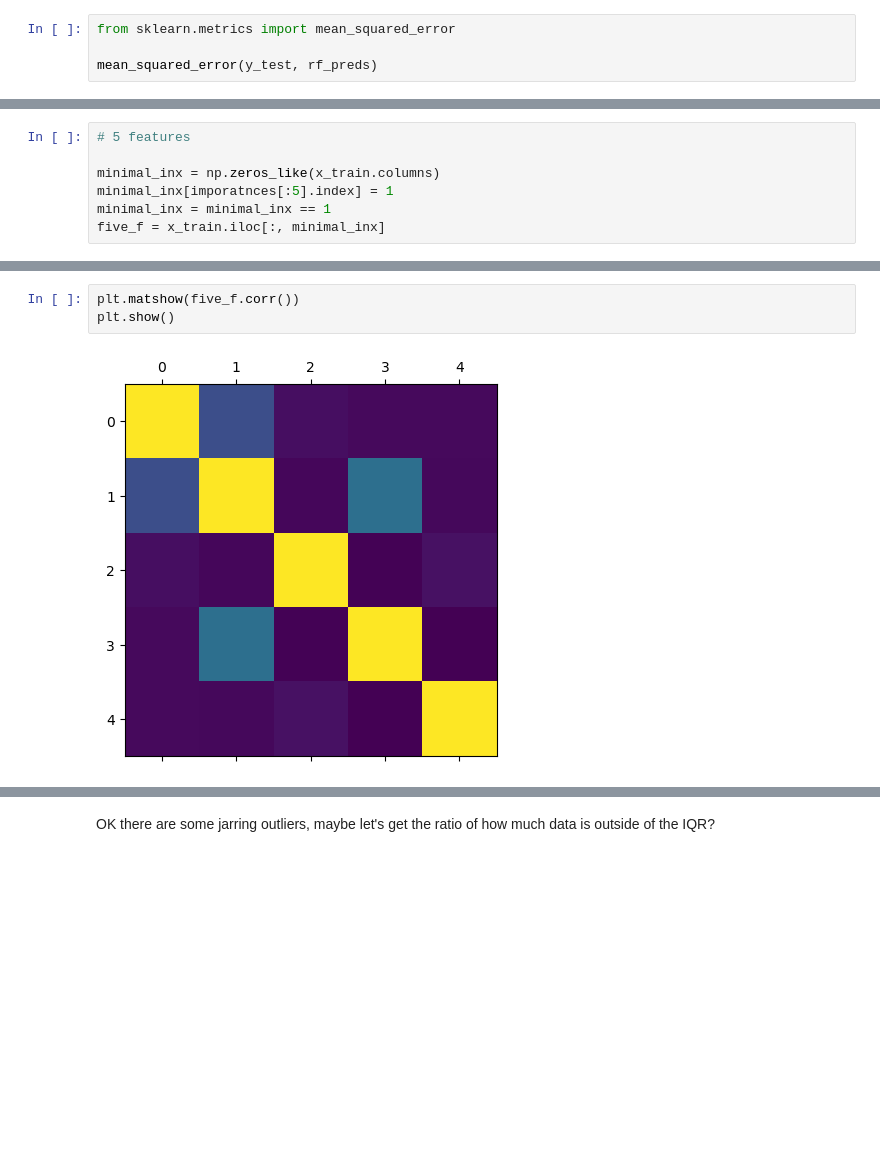
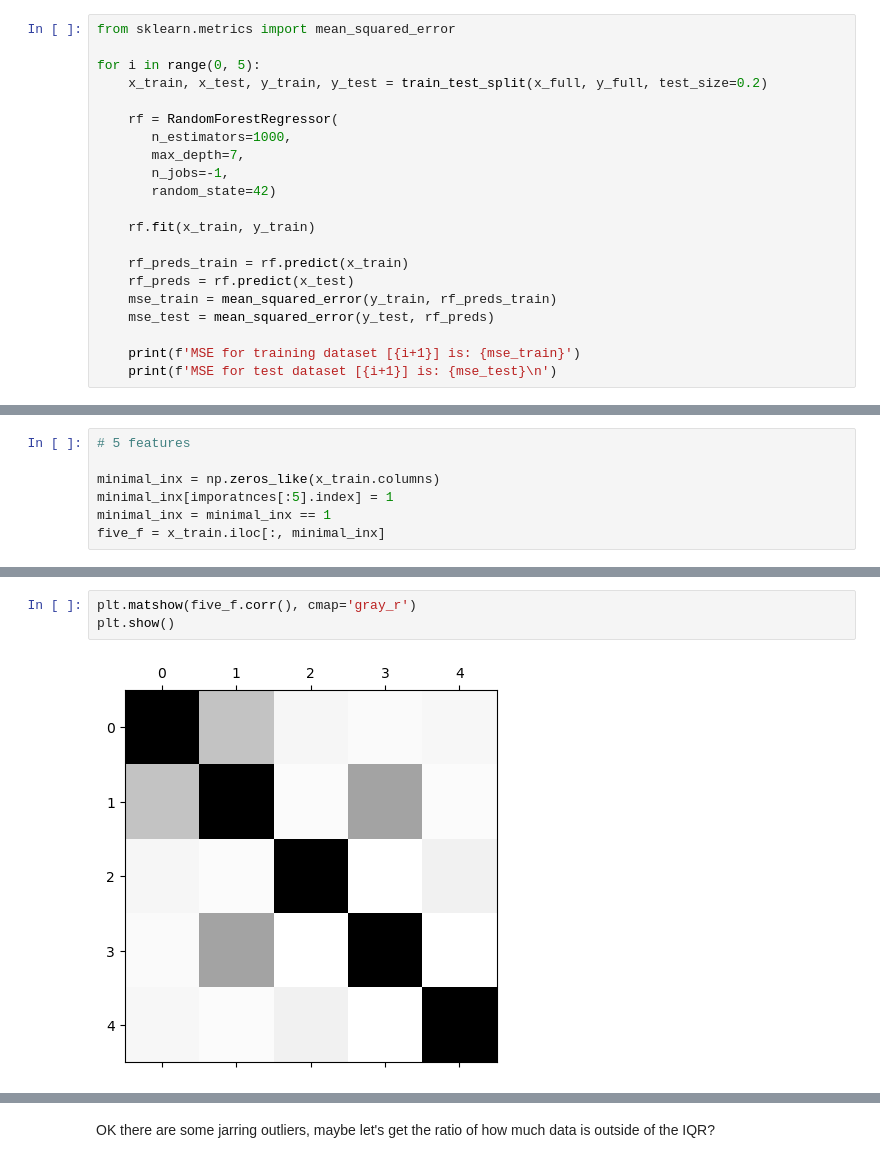
Before and after one commit to ameram/dissolved_o2_augmentation, a Jupyter notebook: playground_3-21.ipynb, the cells around one changed output, grey strips where cells are left out. Saved outputs shown, nothing was run; the diff lists cells and outputs as text; blank space fills up the shorter version.

```diff
--- a/playground_3-21.ipynb
+++ b/playground_3-21.ipynb
@@ -167,5 +148,22 @@ rf_preds = rf.predict(x_test)
 # %%
 from sklearn.metrics import mean_squared_error
 
-mean_squared_error(y_test, rf_preds)
+for i in range(0, 5):
+    x_train, x_test, y_train, y_test = train_test_split(x_full, y_full, test_size=0.2)
+
+    rf = RandomForestRegressor(
+       n_estimators=1000,
+       max_depth=7,
+       n_jobs=-1,
+       random_state=42)
+
+    rf.fit(x_train, y_train)
+
+    rf_preds_train = rf.predict(x_train)
+    rf_preds = rf.predict(x_test)
+    mse_train = mean_squared_error(y_train, rf_preds_train)
+    mse_test = mean_squared_error(y_test, rf_preds)
+
+    print(f'MSE for training dataset [{i+1}] is: {mse_train}')
+    print(f'MSE for test dataset [{i+1}] is: {mse_test}\n')
 # %% [output]
@@ -330,9 +351,9 @@ five_f
 2800 rows × 5 columns
 # %%
-plt.matshow(five_f.corr())
+plt.matshow(five_f.corr(), cmap='gray_r')
 plt.show()
 # %% [output]
-[figure, old version]
+[figure, new version]
 # %%
 five_f.describe()
 # %% [output]
```
Also changed, not shown: parts of 58 cells of this notebook.
